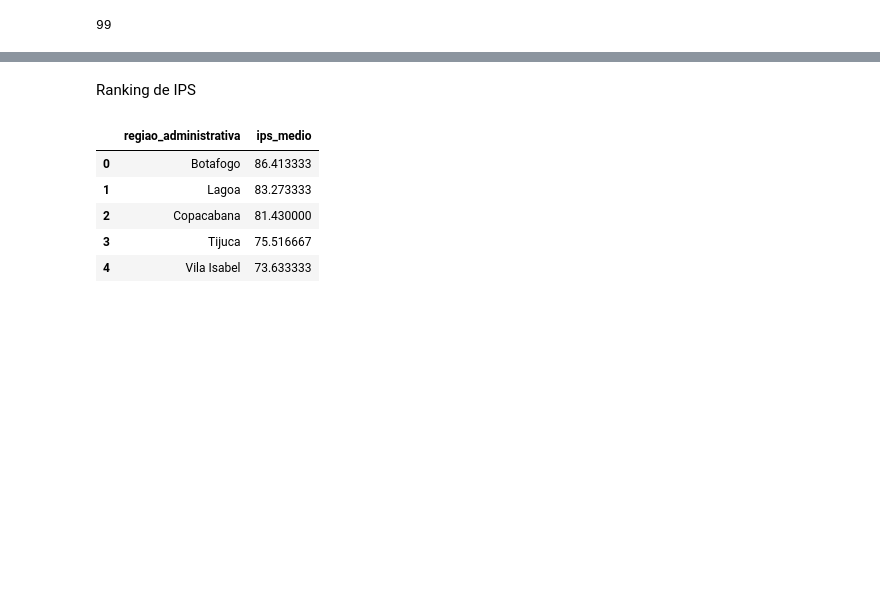
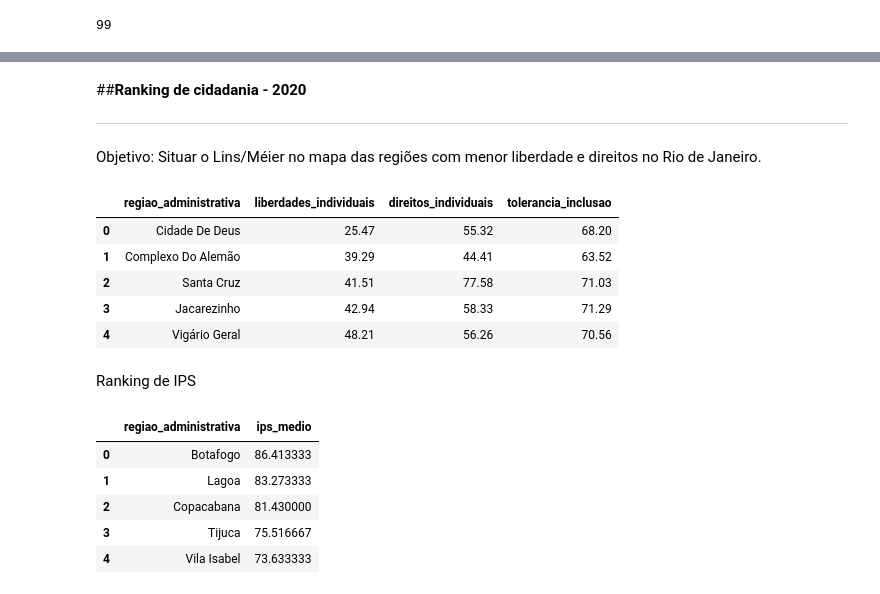
Before and after one commit to Julianajjss/tcc_dados_ips, a Jupyter notebook: jsimao_ips_tcc.ipynb, the cells around one changed output, grey strips where cells are left out. Drawn from its saved outputs; the diff is of its cells as text; code cells hidden in the pictures; blank space fills up the shorter version.

```diff
--- a/jsimao_ips_tcc.ipynb
+++ b/jsimao_ips_tcc.ipynb
@@ -46,3 +211,32 @@ ips.to_sql("ips", conn, index=False, if_exists="replace")
+# %% [markdown]
+##**Ranking de cidadania - 2020**
+
+---
+
+Objetivo: Situar o Lins/Méier no mapa das regiões com menor liberdade e direitos no Rio de Janeiro.
+# %%
+query = """
+SELECT
+    regiao_administrativa,
+    liberdades_individuais,
+    direitos_individuais,
+    tolerancia_inclusao
+FROM ips
+WHERE ano = 2020
+ORDER BY liberdades_individuais ASC
+LIMIT 5;
+"""
+df_liberdade = pd.read_sql_query(query, conn)
+df_liberdade.head()
+
+#identificar os "territórios sociais" onde a letalidade policial e as táticas de "Tróia" são mais prováveis de ocorrer devido à baixa vigilância de direitos.
+# %% [output]
+|  | regiao_administrativa | liberdades_individuais | direitos_individuais | tolerancia_inclusao |
+| 0 | Cidade De Deus | 25.47 | 55.32 | 68.20 |
+| 1 | Complexo Do Alemão | 39.29 | 44.41 | 63.52 |
+| 2 | Santa Cruz | 41.51 | 77.58 | 71.03 |
+| 3 | Jacarezinho | 42.94 | 58.33 | 71.29 |
+| 4 | Vigário Geral | 48.21 | 56.26 | 70.56 |
 # %% [markdown]
 Ranking de IPS
 # %%
```
Also changed, not shown: parts of 13 cells of this notebook.
